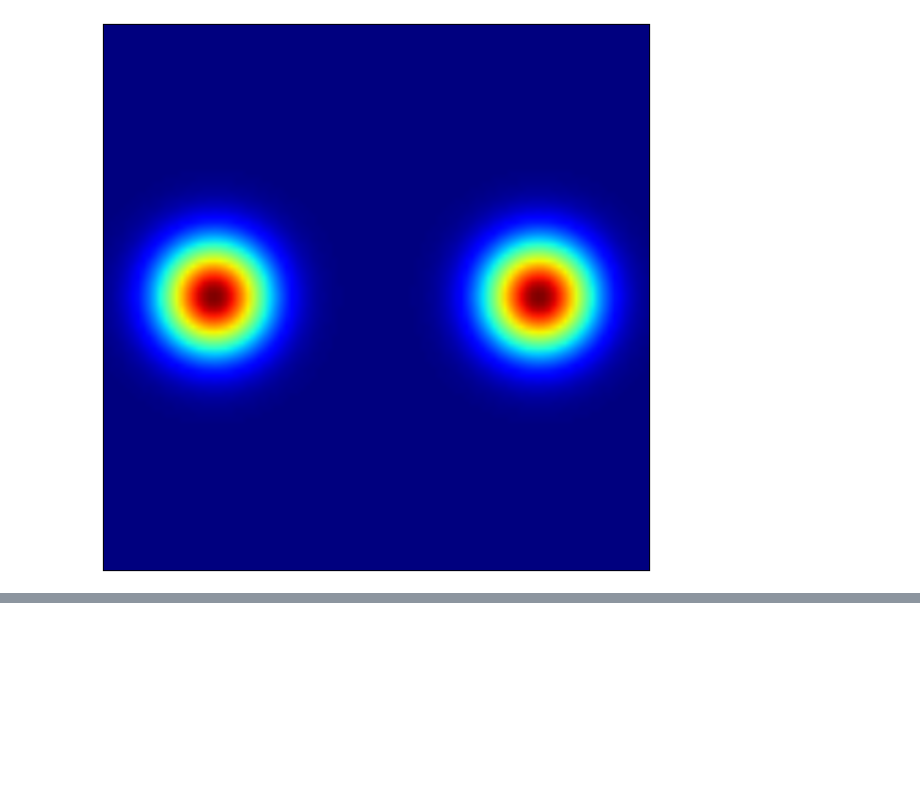
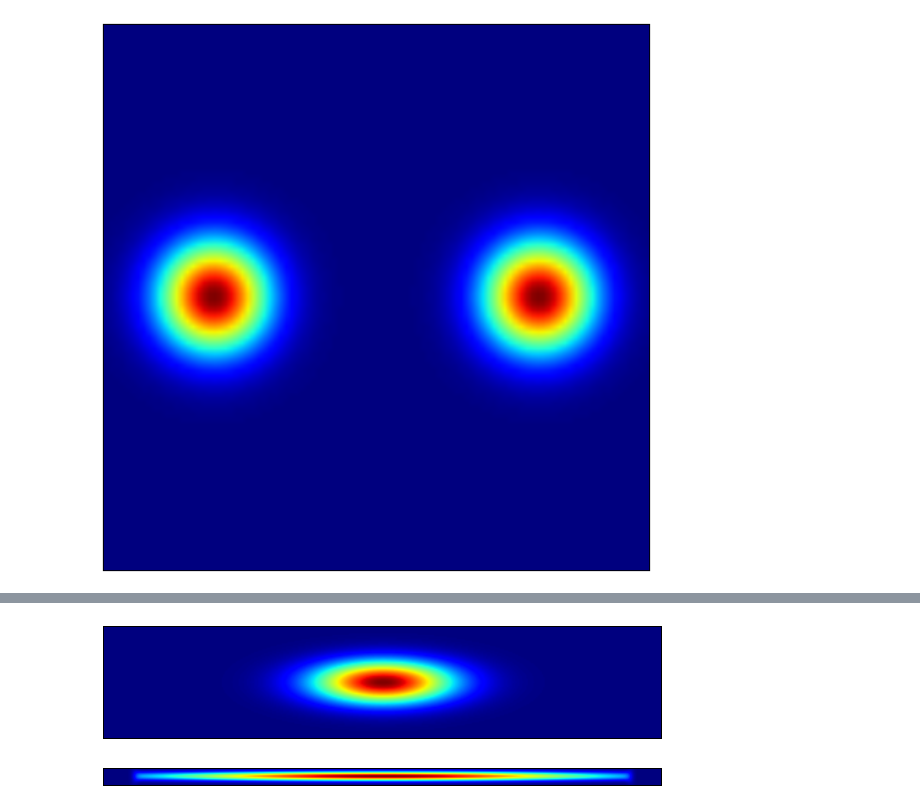
Before and after one commit to yuyichao/8.422, a Jupyter notebook: pset/pset1/pset.ipynb, the cells around one changed output, grey strips where cells are left out. Drawn from its saved outputs; the diff is of its cells as text; code cells hidden in the pictures; blank space fills up the shorter version.

```diff
--- a/pset/pset1/pset.ipynb
+++ b/pset/pset1/pset.ipynb
@@ -112,0 +134,26 @@ fig.show()
+# %%
+state = gen_squeezed(300, 1.2)
+Qs = calc_Qs(state, r_[-10:10:0.05], r_[-2:2:0.05])
+
+fig = figure(figsize=(10, 10))
+ax = gca()
+ax.set_xticks([])
+ax.set_yticks([])
+ax.imshow(Qs.T)
+fig.savefig('3-4-12.png', bbox_inches='tight')
+fig.show()
+# %% [output]
+[figure, added]
+# %%
+state = gen_squeezed(1000, 4)
+Qs = calc_Qs(state, r_[-50:50:0.05], r_[-1.5:1.5:0.05])
+
+fig = figure(figsize=(10, 10))
+ax = gca()
+ax.set_xticks([])
+ax.set_yticks([])
+ax.imshow(Qs.T)
+fig.savefig('3-4-4.png', bbox_inches='tight')
+fig.show()
+# %% [output]
+[figure, added]
```
Also changed, not shown: parts of 5 cells of this notebook, 12 other files.
